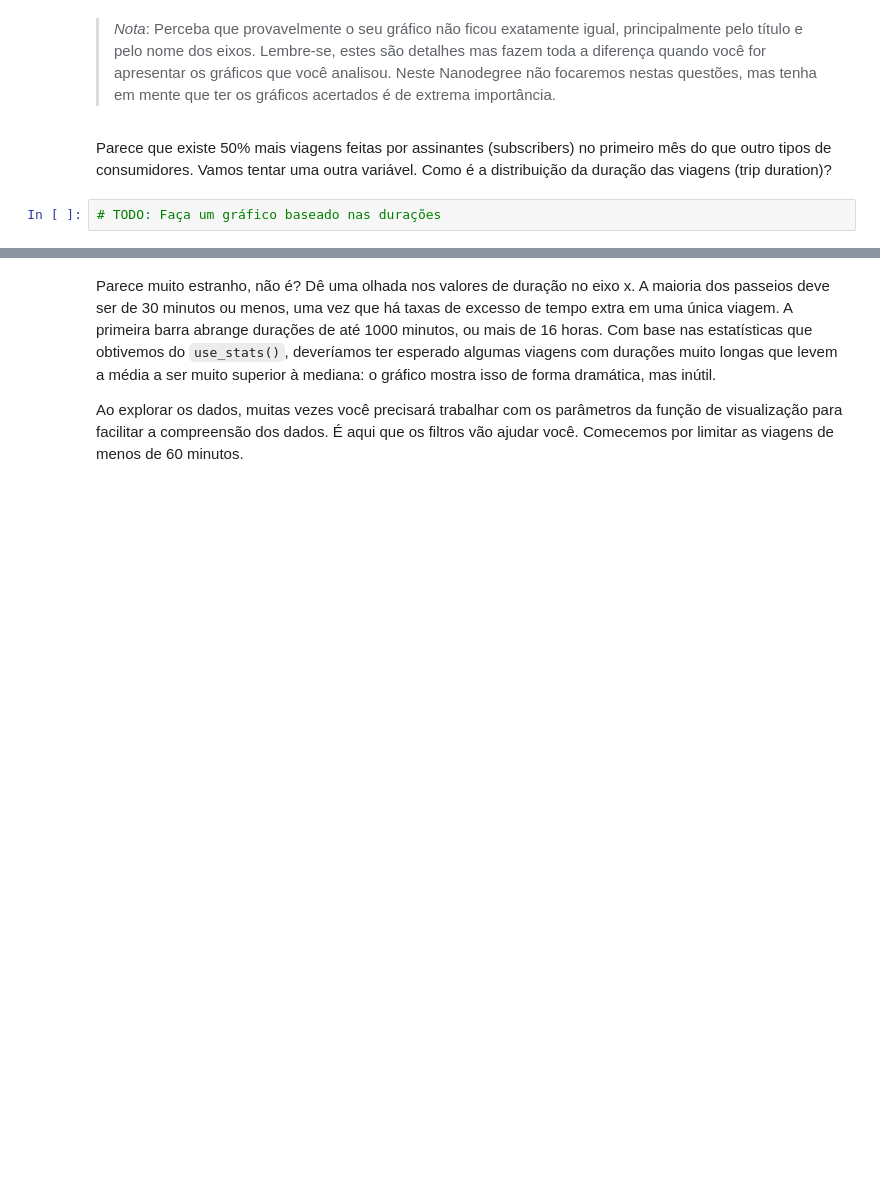
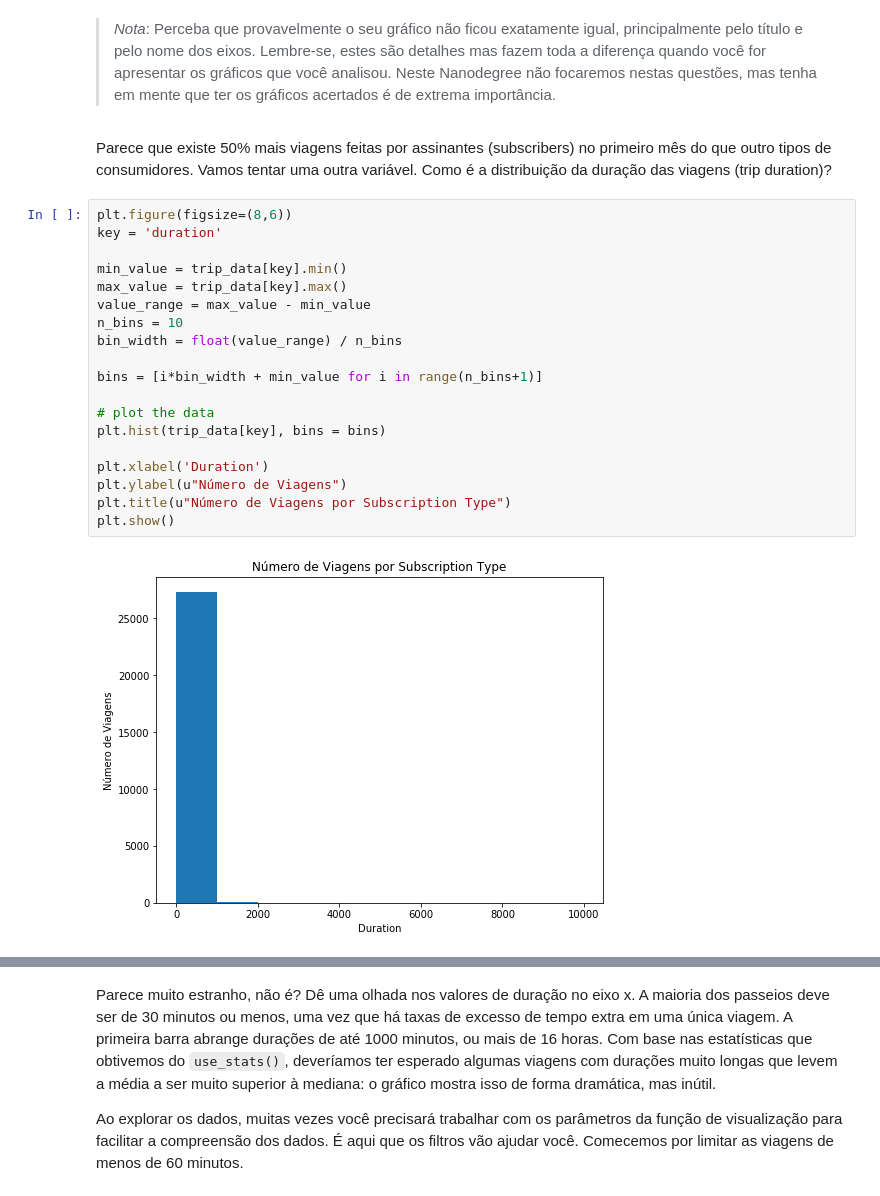
Before and after one commit to tiago-ferreira/data-science-foundation-one, a Jupyter notebook: weekFour/Analise_Bay_Area_Bike_Share-NDFDSI.ipynb, the cells around one changed output, grey strips where cells are left out. Drawn from its saved outputs; the diff is of its cells as text; blank space fills up the shorter version.

Commit message:
bar graphic duration of trip

```diff
--- a/weekFour/Analise_Bay_Area_Bike_Share-NDFDSI.ipynb
+++ b/weekFour/Analise_Bay_Area_Bike_Share-NDFDSI.ipynb
@@ -365,7 +365,26 @@ usage_plot(trip_data, 'subscription_type')
 >*Nota*: Perceba que provavelmente o seu gráfico não ficou exatamente igual, principalmente pelo título e pelo nome dos eixos. Lembre-se, estes são detalhes mas fazem toda a diferença quando você for apresentar os gráficos que você analisou. Neste Nanodegree não focaremos nestas questões, mas tenha em mente que ter os gráficos acertados é de extrema importância.
 # %% [markdown]
 Parece que existe 50% mais viagens feitas por assinantes (subscribers) no primeiro mês do que outro tipos de consumidores. Vamos tentar uma outra variável. Como é a distribuição da duração das viagens (trip duration)?
-# %%
-# TODO: Faça um gráfico baseado nas durações
+# %%
+plt.figure(figsize=(8,6))
+key = 'duration'
+
+min_value = trip_data[key].min()
+max_value = trip_data[key].max()
+value_range = max_value - min_value
+n_bins = 10
+bin_width = float(value_range) / n_bins
+
+bins = [i*bin_width + min_value for i in range(n_bins+1)]
+
+# plot the data
+plt.hist(trip_data[key], bins = bins)
+
+plt.xlabel('Duration')
+plt.ylabel(u"Número de Viagens")
+plt.title(u"Número de Viagens por Subscription Type")
+plt.show()
+# %% [output]
+[figure, added]
 # %%
 # rode este comando abaixo caso esteja em dúvida quanto ao resultado esperado
```
Also changed, not shown: parts of 1 cell of this notebook.
